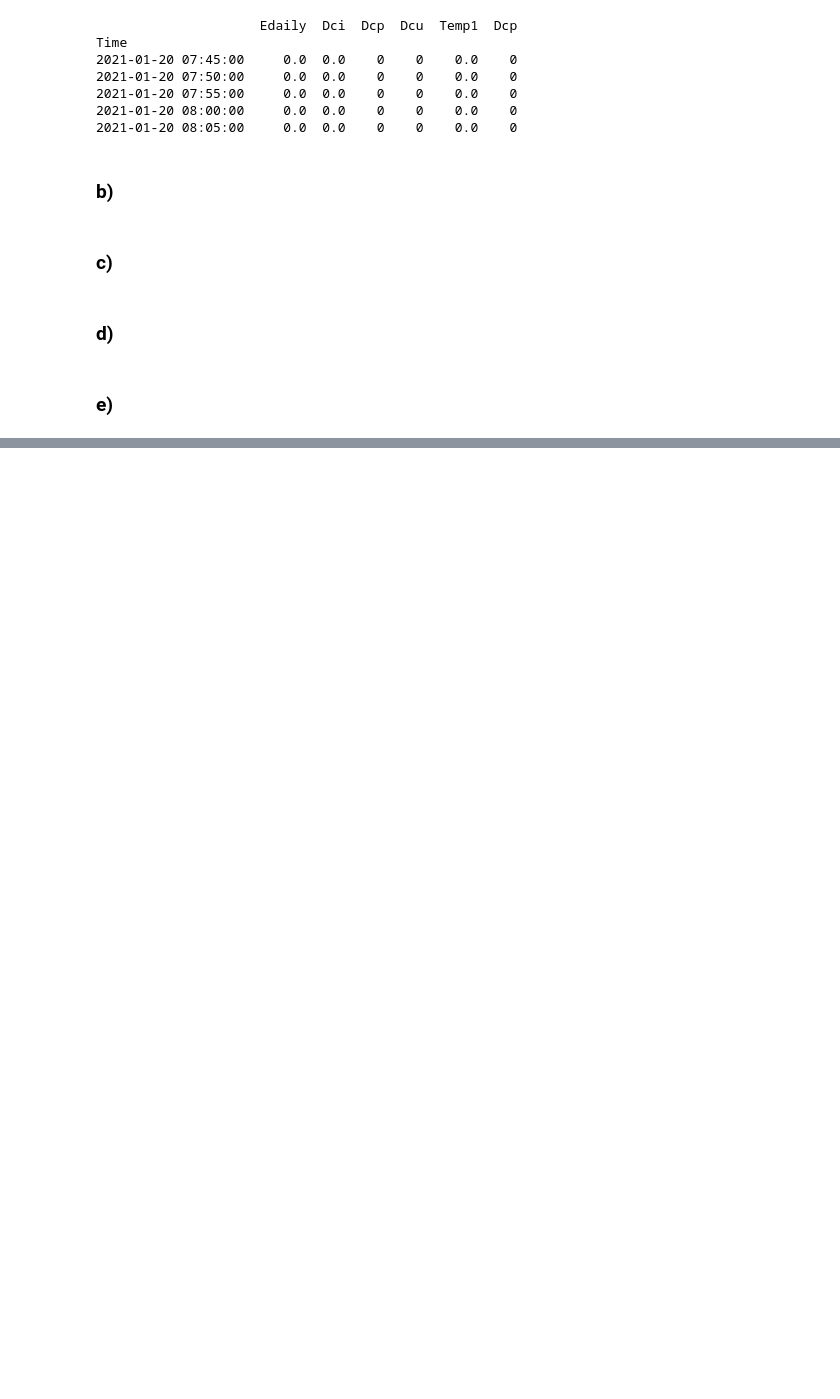
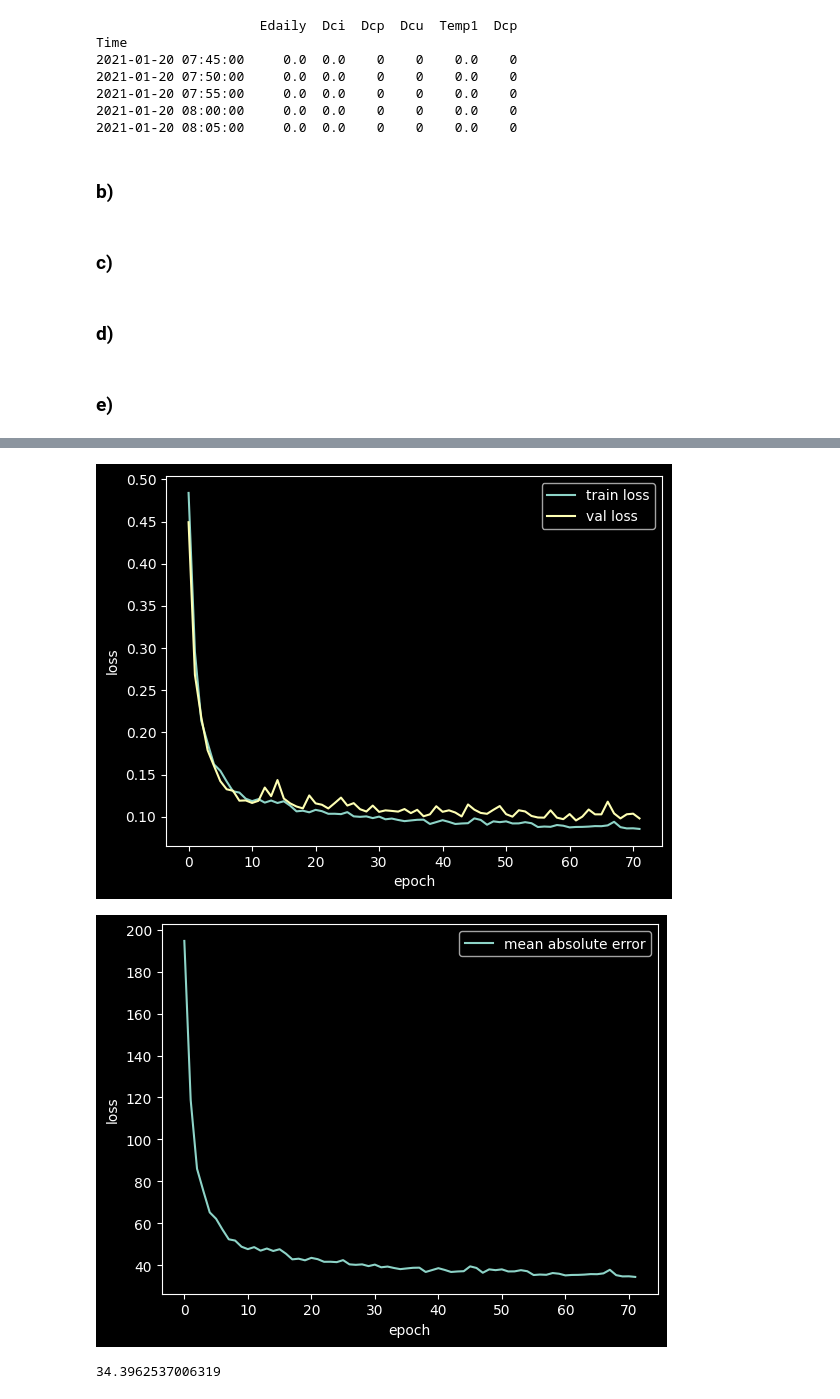
Before and after one commit to JacobFrodermann/ML-3, a Jupyter notebook: 9/ab.ipynb, the cells around one changed output, grey strips where cells are left out. Cells and saved outputs as stored; diff of their text form; code cells hidden in the pictures; blank space fills up the shorter version.

```diff
--- a/9/ab.ipynb
+++ b/9/ab.ipynb
@@ -106,3 +97,22 @@ Epoch 25/100
+# %%
+plt.plot(hist.history['loss'], label='train loss')
+plt.plot(hist.history['val_loss'], label='val loss')
+plt.xlabel('epoch')
+plt.ylabel('loss')
+plt.legend()
+plt.show()
+
+plt.plot(np.array(hist.history['mean_absolute_error']) * Yscaler.scale_[0], label='mean absolute error')
+plt.xlabel('epoch')
+plt.ylabel('loss')
+plt.legend()
+plt.show()
+
+print(np.array(hist.history['mean_absolute_error']).min() * Yscaler.scale_[0])
+# %% [output]
+[figure, added]
+[figure, added]
+34.3962537006319
 # %%
 #demo = df[int(len(df)*.8)+1:int(len(df)*.9)]
 df = df.sort_index()
```
Also changed, not shown: parts of 3 cells of this notebook.
